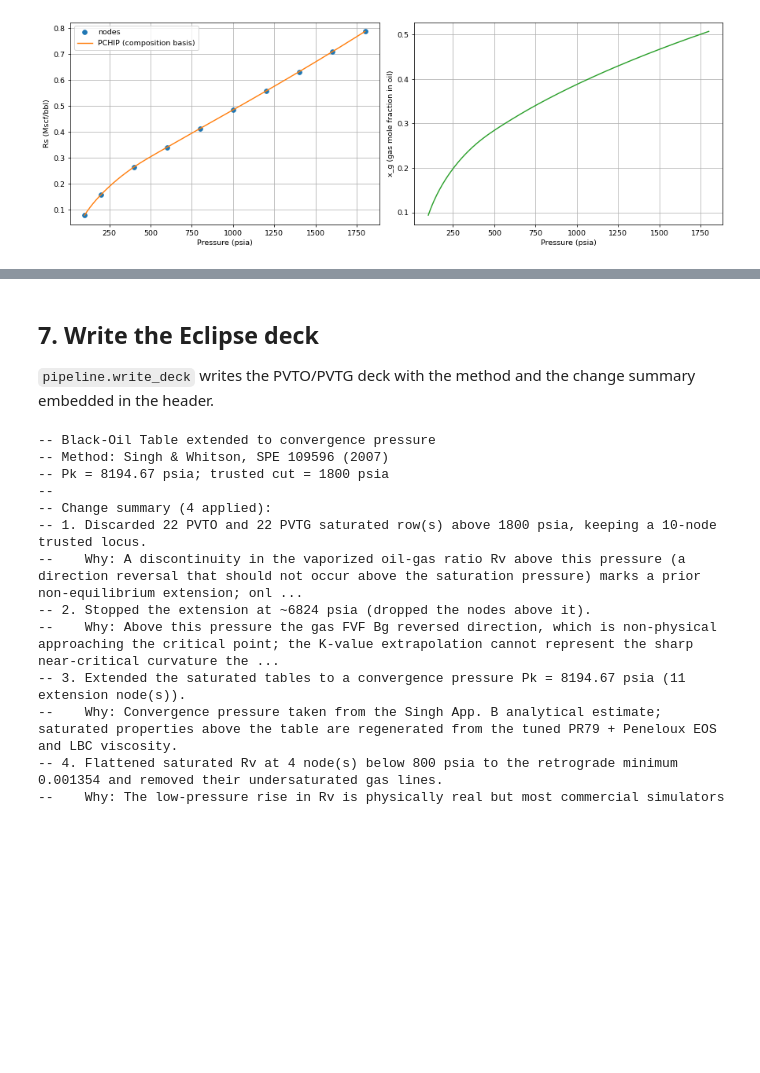
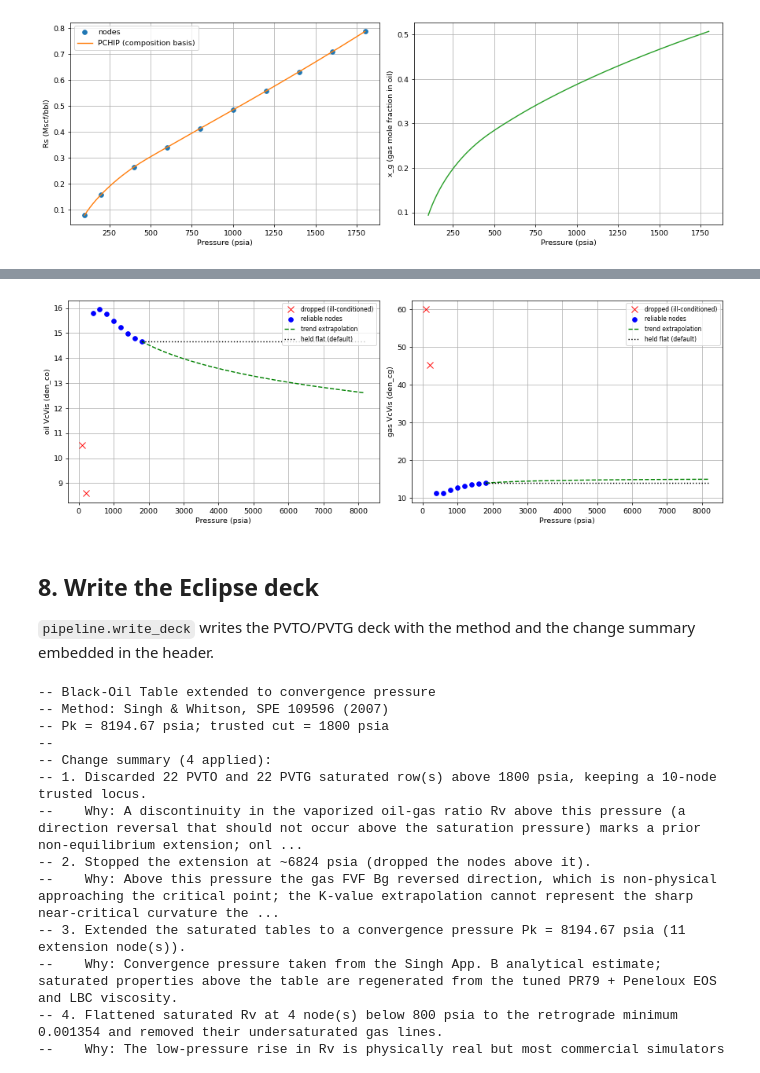
Before and after one commit to mwburgoyne/BOT, a Jupyter notebook: notebooks/BOT_QC_and_Extension.ipynb, the cells around one changed output, grey strips where cells are left out. Saved outputs shown, nothing was run; the diff lists cells and outputs as text; code cells hidden in the pictures; blank space fills up the shorter version.

```diff
--- a/notebooks/BOT_QC_and_Extension.ipynb
+++ b/notebooks/BOT_QC_and_Extension.ipynb
@@ -170,5 +179,27 @@ max |Rs_interp - Rs_table| at nodes: 3.3306690738754696e-16
+# %%
+from botkit.viscosity import regress_node_densities
+from botkit.eos import trend_extrapolator
+
+fr = result.fit
+dco, dcg, ok = regress_node_densities(fr.props, fr.lbc)
+p = fr.props["p"]; pr = p[ok]; Pk = fr.Pk
+pe = np.linspace(1800, Pk, 30)
+fco, _ = trend_extrapolator(pr, dco[ok], 4, "log")
+fcg, _ = trend_extrapolator(pr, dcg[ok], 4, "recip")
+
+fig, ax = plt.subplots(1, 2, figsize=(13, 4.5))
+for a, (d, fn, lab) in zip(ax, [(dco, fco, "oil VcVis (den_co)"),
+                                (dcg, fcg, "gas VcVis (den_cg)")]):
+    a.plot(p[~ok], d[~ok], "rx", ms=9, label="dropped (ill-conditioned)")
+    a.plot(pr, d[ok], "bo", ms=6, label="reliable nodes")
+    a.plot(pe, fn(pe), "g--", label="trend extrapolation")
+    a.hlines(d[ok][-1], 1800, Pk, color="k", ls=":", label="held flat (default)")
+    a.set(xlabel="Pressure (psia)", ylabel=lab); a.grid(True); a.legend(fontsize=8)
+fig.tight_layout();
+# %% [output]
+[figure, added]
 # %% [markdown]
-## 7. Write the Eclipse deck
+## 8. Write the Eclipse deck
 
 `pipeline.write_deck` writes the PVTO/PVTG deck with the method and the change
 summary embedded in the header.
```
Also changed, not shown: parts of 3 cells of this notebook.
